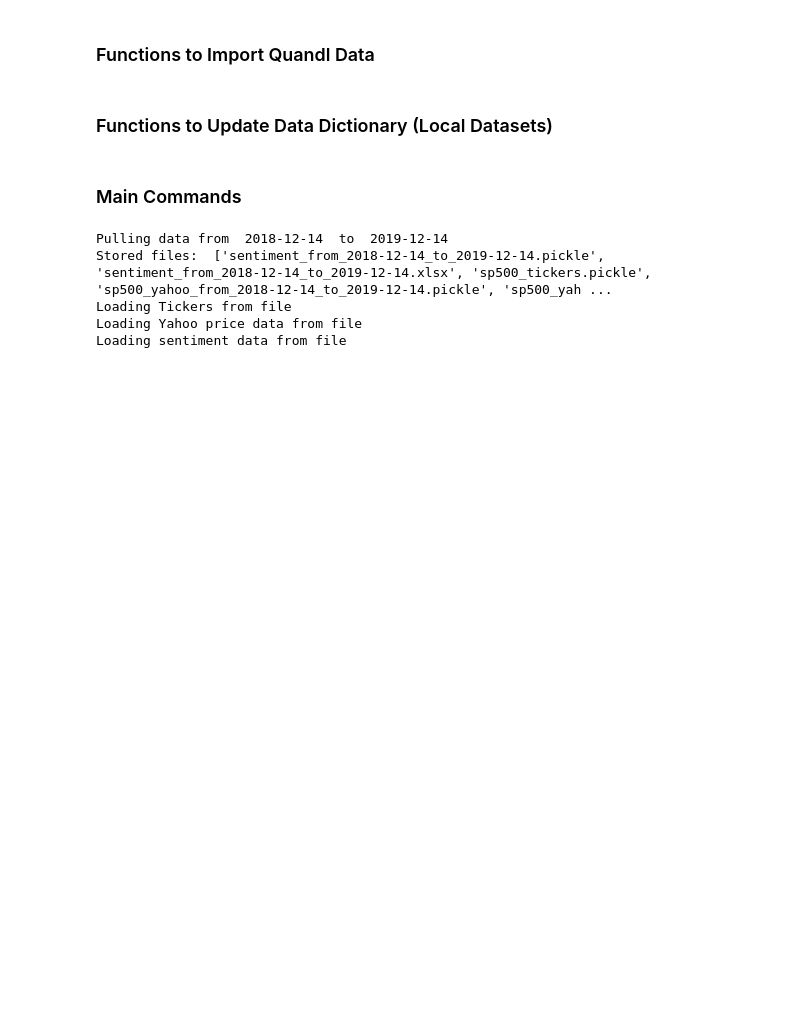
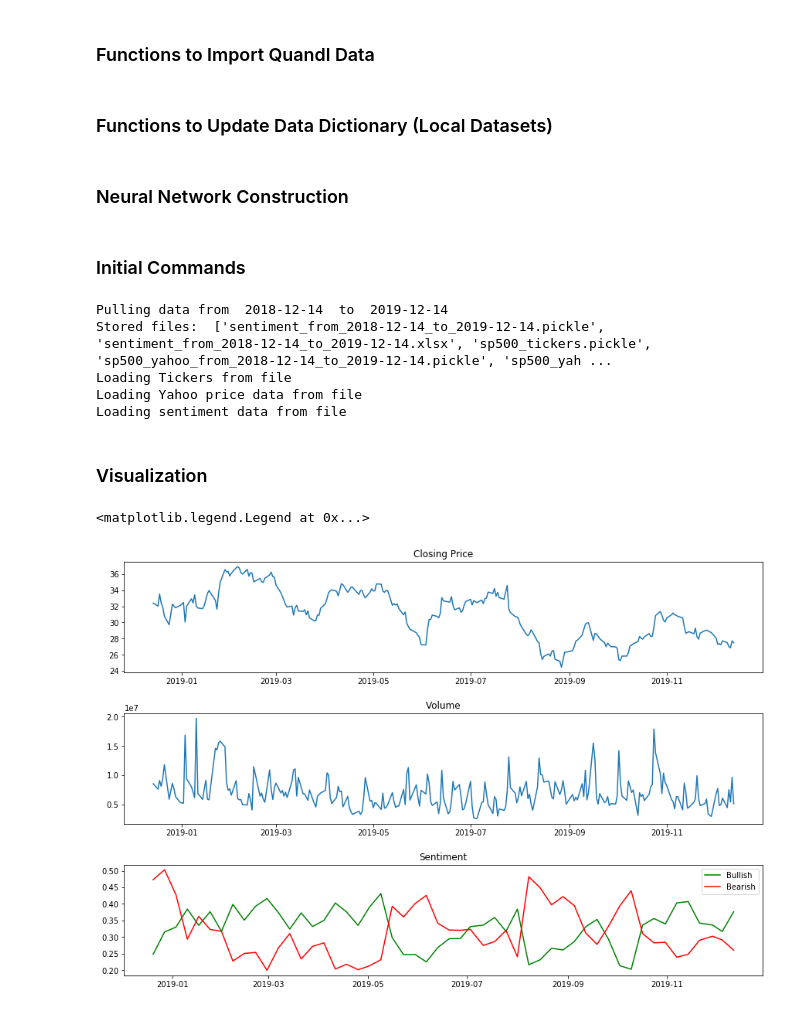
Before and after one commit to jmclark/Trading_Notebooks, a Jupyter notebook: Forecasting_Exp_1.ipynb, the cells around one changed output. Drawn from its saved outputs; the diff is of its cells as text; code cells hidden in the pictures; blank space fills up the shorter version.

Commit message:
Add basic visualization

```diff
--- a/Forecasting_Exp_1.ipynb
+++ b/Forecasting_Exp_1.ipynb
@@ -72,6 +75,7 @@ def sp500_yahoo(tickers, start, end):
         try:
             ticker_data = pdr.get_data_yahoo(symbols=ticker, start=start, end=end)
             ticker_data['Ticker'] = ticker
+            ticker_data.reset_index(inplace=True,drop=False)
             yahoo_df = yahoo_df.append(ticker_data)
 
         except:
@@ -93,6 +97,7 @@ def get_sentiment(start, end):
     date_string = '_from_' + str(start) + '_to_' + str(end)
 
     sent_df = pd.DataFrame(quandl.get('AAII/AAII_SENTIMENT', start_date=start, end_date=end))
+    sent_df.reset_index(inplace=True,drop=False)
 
     pickle_save_path = 'Forecasting_Exp_1_Data\sentiment' + date_string + '.pickle'
     with open(pickle_save_path,"wb") as f:
@@ -149,8 +154,10 @@ def update_data(start, end, overwrite_all = 0):
         data_dict['sentiment'] = get_sentiment(start, end)
 
     return data_dict
+# %% [markdown]
+### Neural Network Construction
 # %% [markdown]
-### Main Commands
+### Initial Commands
 # %%
 # Date information
 today = date.today()
@@ -166,3 +173,36 @@ Stored files:  ['sentiment_from_2018-12-14_to_2019-12-14.pickle', 'sentiment_fro
 Loading Tickers from file
 Loading Yahoo price data from file
 Loading sentiment data from file
+# %% [markdown]
+### Visualization
+# %%
+AAL_df = data_dict["sp500_yahoo"].loc[data_dict["sp500_yahoo"]['Ticker'] == 'AAL']
+AAL_df.reset_index(inplace=True,drop=False)
+
+sent_df = data_dict["sentiment"]
+sent_df.reset_index(inplace=True,drop=False)
+# %%
+AAL_close = AAL_df['Close']
+AAL_date = AAL_df['Date']
+AAL_vol = AAL_df['Volume']
+
+sent_date = sent_df['Date']
+sent_bull = sent_df['Bullish']
+sent_bear = sent_df['Bearish']
+
+fig, axs = plt.subplots(3, 1, figsize=(12,8))
+
+axs[0].plot(AAL_date, AAL_close)
+axs[1].plot(AAL_date, AAL_vol)
+axs[2].plot(sent_date, sent_bull, label = "Bullish", color='g')
+axs[2].plot(sent_date, sent_bear, label = "Bearish", color='r')
+
+axs[0].set_title("Closing Price")
+axs[1].set_title("Volume")
+axs[2].set_title("Sentiment")
+
+plt.tight_layout(pad=0.4, w_pad=0.5, h_pad=2.0)
+axs[2].legend()
+# %% [output]
+<matplotlib.legend.Legend at 0x...>
+[figure, added]
```
Also changed, not shown: parts of 1 cell of this notebook.
